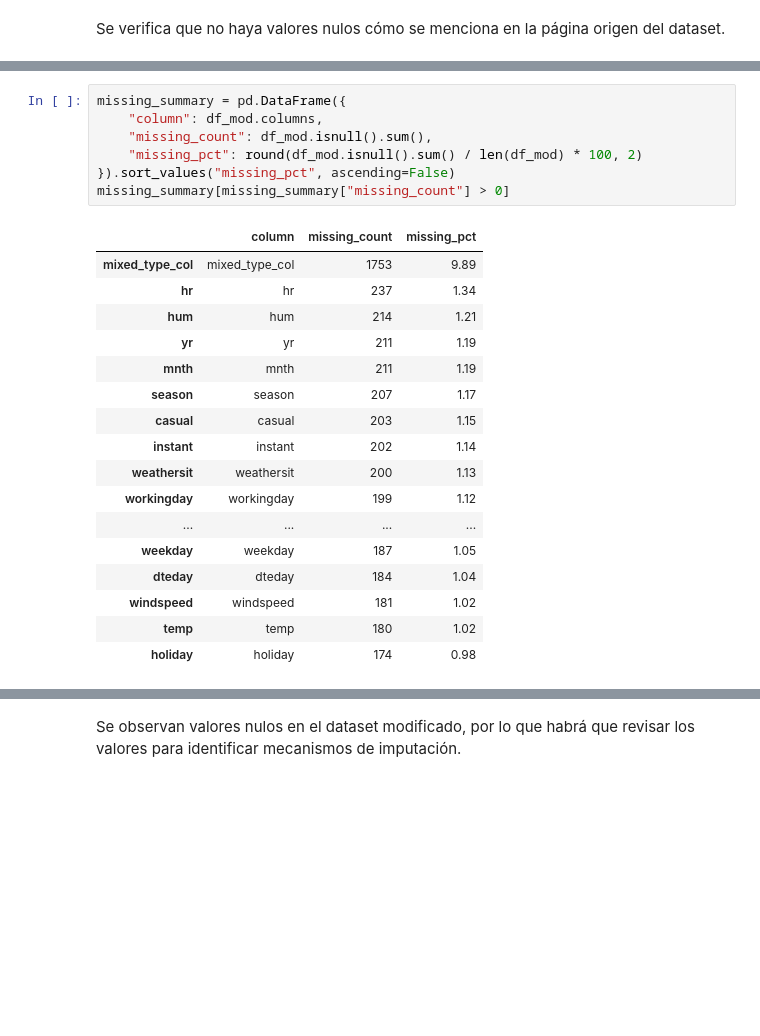
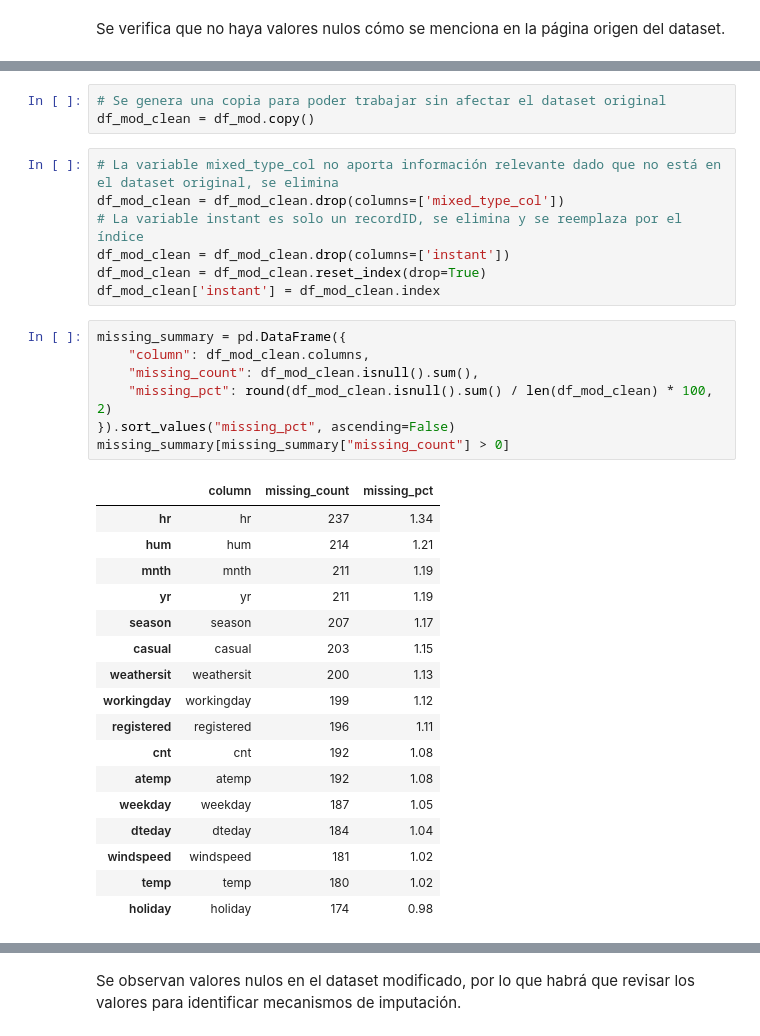
Before and after one commit to alcalderagl/bike_sharing_mlops, a Jupyter notebook: notebooks/00_eda.ipynb, the cells around one changed output, grey strips where cells are left out. Drawn from its saved outputs; the diff is of its cells as text; blank space fills up the shorter version.

```diff
--- a/notebooks/00_eda.ipynb
+++ b/notebooks/00_eda.ipynb
@@ -181,26 +191,36 @@ windspeed          181
 temp               180
 holiday            174
 dtype: int64
+# %%
+# Se genera una copia para poder trabajar sin afectar el dataset original
+df_mod_clean = df_mod.copy()
+# %%
+# La variable mixed_type_col no aporta información relevante dado que no está en el dataset original, se elimina
+df_mod_clean = df_mod_clean.drop(columns=['mixed_type_col'])
+# La variable instant es solo un recordID, se elimina y se reemplaza por el índice
+df_mod_clean = df_mod_clean.drop(columns=['instant'])
+df_mod_clean = df_mod_clean.reset_index(drop=True)
+df_mod_clean['instant'] = df_mod_clean.index
 # %%
 missing_summary = pd.DataFrame({
-    "column": df_mod.columns,
-    "missing_count": df_mod.isnull().sum(),
-    "missing_pct": round(df_mod.isnull().sum() / len(df_mod) * 100, 2)
+    "column": df_mod_clean.columns,
+    "missing_count": df_mod_clean.isnull().sum(),
+    "missing_pct": round(df_mod_clean.isnull().sum() / len(df_mod_clean) * 100, 2)
 }).sort_values("missing_pct", ascending=False)
 missing_summary[missing_summary["missing_count"] > 0]
 # %% [output]
 |  | column | missing_count | missing_pct |
-| mixed_type_col | mixed_type_col | 1753 | 9.89 |
 | hr | hr | 237 | 1.34 |
 | hum | hum | 214 | 1.21 |
+| mnth | mnth | 211 | 1.19 |
 | yr | yr | 211 | 1.19 |
-| mnth | mnth | 211 | 1.19 |
 | season | season | 207 | 1.17 |
 | casual | casual | 203 | 1.15 |
-| instant | instant | 202 | 1.14 |
 | weathersit | weathersit | 200 | 1.13 |
 | workingday | workingday | 199 | 1.12 |
-| ... | ... | ... | ... |
+| registered | registered | 196 | 1.11 |
+| cnt | cnt | 192 | 1.08 |
+| atemp | atemp | 192 | 1.08 |
 | weekday | weekday | 187 | 1.05 |
 | dteday | dteday | 184 | 1.04 |
 | windspeed | windspeed | 181 | 1.02 |
```
Also changed, not shown: parts of 35 cells of this notebook, 2 other files.
